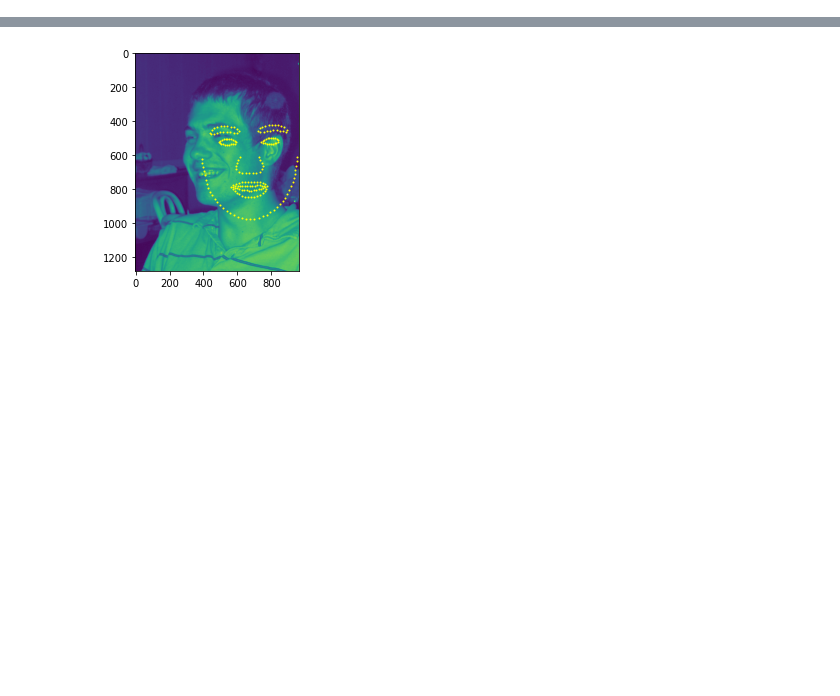
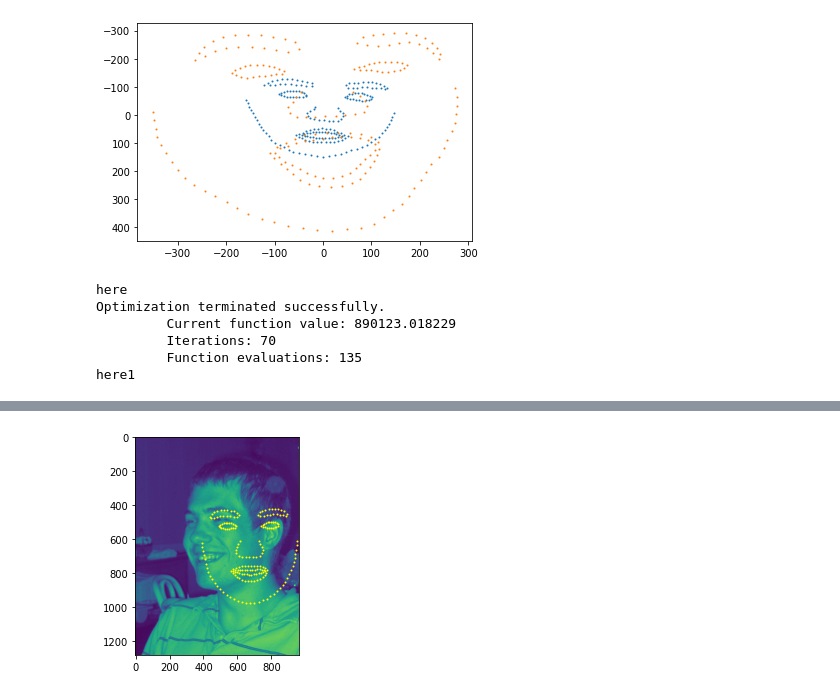
Before and after one commit to HejSumin/face_alignment, a Jupyter notebook: Face_Alignment_Playground_Rasmus.ipynb, the cells around one changed output, grey strips where cells are left out. Cells and saved outputs as stored; diff of their text form; code cells hidden in the pictures; blank space fills up the shorter version.

```diff
--- a/Face_Alignment_Playground_Rasmus.ipynb
+++ b/Face_Alignment_Playground_Rasmus.ipynb
@@ -91,0 +69,25 @@ plot_image_given_coords("10697993_1.jpg",[coords_t1, aligned_t1], colors=["yello
+# %%
+img1 = align_shapes(img[0][1], img[0][1])
+img2 = align_shapes(img[1][1], img[1][1])
+
+x =  [x[0] for x in img1]
+y =  [x[1] for x in img1]
+
+x1 =  [x[0] for x in img2]
+y1 =  [x[1] for x in img2]
+# %%
+plt.scatter(x,y, s = 1)
+plt.scatter(x1,y1,s = 1)
+plt.gca().invert_yaxis()
+plt.show()
+# %% [output]
+[figure, added]
+# %%
+res = optimize_equation_8(img1, img2)
+# %% [output]
+here
+Optimization terminated successfully.
+         Current function value: 890123.018229
+         Iterations: 70
+         Function evaluations: 135
+here1
```
Also changed, not shown: parts of 25 cells of this notebook, 1 other file.
